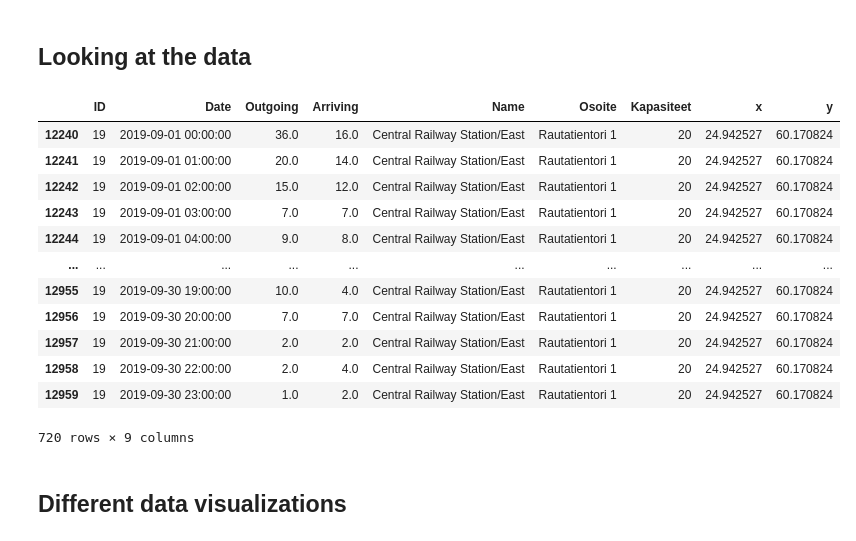
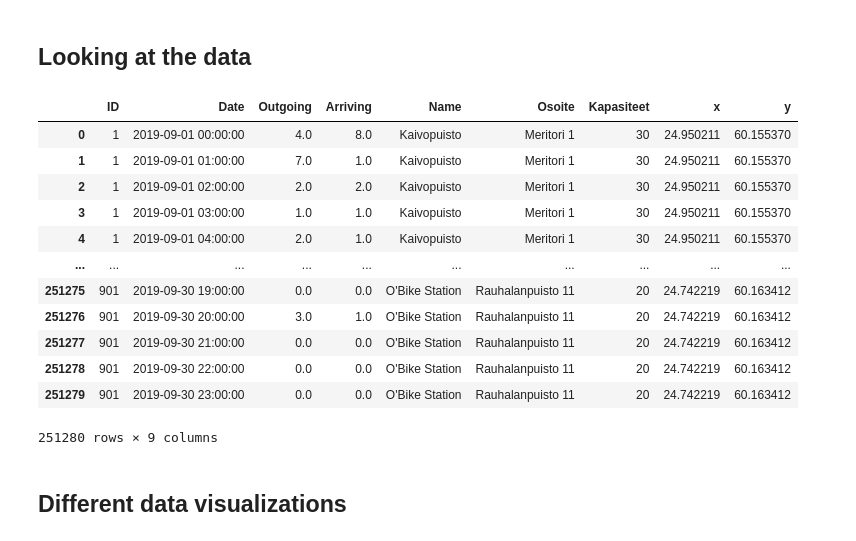
Before and after one commit to giacomogreggio/HSL-citybikes-predictor, a Jupyter notebook: HSL_citybikes_predictor.ipynb, the cells around one changed output. Cells and saved outputs as stored; diff of their text form; code cells hidden in the pictures.

```diff
--- a/HSL_citybikes_predictor.ipynb
+++ b/HSL_citybikes_predictor.ipynb
@@ -141,21 +134,21 @@ def data_of_station_for_weekdays_in_month(dataframe, station, month, weekday):
   return station_data_for_month
 # %%
 data =  get_processed_data_for_month(9)
-data[data["ID"] == 19]
+data
 # %% [output]
 |  | ID | Date | Outgoing | Arriving | Name | Osoite | Kapasiteet | x | y |
-| 12240 | 19 | 2019-09-01 00:00:00 | 36.0 | 16.0 | Central Railway Station/East | Rautatientori 1 | 20 | 24.942527 | 60.170824 |
-| 12241 | 19 | 2019-09-01 01:00:00 | 20.0 | 14.0 | Central Railway Station/East | Rautatientori 1 | 20 | 24.942527 | 60.170824 |
-| 12242 | 19 | 2019-09-01 02:00:00 | 15.0 | 12.0 | Central Railway Station/East | Rautatientori 1 | 20 | 24.942527 | 60.170824 |
-| 12243 | 19 | 2019-09-01 03:00:00 | 7.0 | 7.0 | Central Railway Station/East | Rautatientori 1 | 20 | 24.942527 | 60.170824 |
-| 12244 | 19 | 2019-09-01 04:00:00 | 9.0 | 8.0 | Central Railway Station/East | Rautatientori 1 | 20 | 24.942527 | 60.170824 |
+| 0 | 1 | 2019-09-01 00:00:00 | 4.0 | 8.0 | Kaivopuisto | Meritori 1 | 30 | 24.950211 | 60.155370 |
+| 1 | 1 | 2019-09-01 01:00:00 | 7.0 | 1.0 | Kaivopuisto | Meritori 1 | 30 | 24.950211 | 60.155370 |
+| 2 | 1 | 2019-09-01 02:00:00 | 2.0 | 2.0 | Kaivopuisto | Meritori 1 | 30 | 24.950211 | 60.155370 |
+| 3 | 1 | 2019-09-01 03:00:00 | 1.0 | 1.0 | Kaivopuisto | Meritori 1 | 30 | 24.950211 | 60.155370 |
+| 4 | 1 | 2019-09-01 04:00:00 | 2.0 | 1.0 | Kaivopuisto | Meritori 1 | 30 | 24.950211 | 60.155370 |
 | ... | ... | ... | ... | ... | ... | ... | ... | ... | ... |
-| 12955 | 19 | 2019-09-30 19:00:00 | 10.0 | 4.0 | Central Railway Station/East | Rautatientori 1 | 20 | 24.942527 | 60.170824 |
-| 12956 | 19 | 2019-09-30 20:00:00 | 7.0 | 7.0 | Central Railway Station/East | Rautatientori 1 | 20 | 24.942527 | 60.170824 |
-| 12957 | 19 | 2019-09-30 21:00:00 | 2.0 | 2.0 | Central Railway Station/East | Rautatientori 1 | 20 | 24.942527 | 60.170824 |
-| 12958 | 19 | 2019-09-30 22:00:00 | 2.0 | 4.0 | Central Railway Station/East | Rautatientori 1 | 20 | 24.942527 | 60.170824 |
-| 12959 | 19 | 2019-09-30 23:00:00 | 1.0 | 2.0 | Central Railway Station/East | Rautatientori 1 | 20 | 24.942527 | 60.170824 |
+| 251275 | 901 | 2019-09-30 19:00:00 | 0.0 | 0.0 | O'Bike Station | Rauhalanpuisto 11 | 20 | 24.742219 | 60.163412 |
+| 251276 | 901 | 2019-09-30 20:00:00 | 3.0 | 1.0 | O'Bike Station | Rauhalanpuisto 11 | 20 | 24.742219 | 60.163412 |
+| 251277 | 901 | 2019-09-30 21:00:00 | 0.0 | 0.0 | O'Bike Station | Rauhalanpuisto 11 | 20 | 24.742219 | 60.163412 |
+| 251278 | 901 | 2019-09-30 22:00:00 | 0.0 | 0.0 | O'Bike Station | Rauhalanpuisto 11 | 20 | 24.742219 | 60.163412 |
+| 251279 | 901 | 2019-09-30 23:00:00 | 0.0 | 0.0 | O'Bike Station | Rauhalanpuisto 11 | 20 | 24.742219 | 60.163412 |
-720 rows × 9 columns
+251280 rows × 9 columns
 # %% [markdown]
 ## Different data visualizations
 # %%
```
Also changed, not shown: parts of 8 cells of this notebook.
